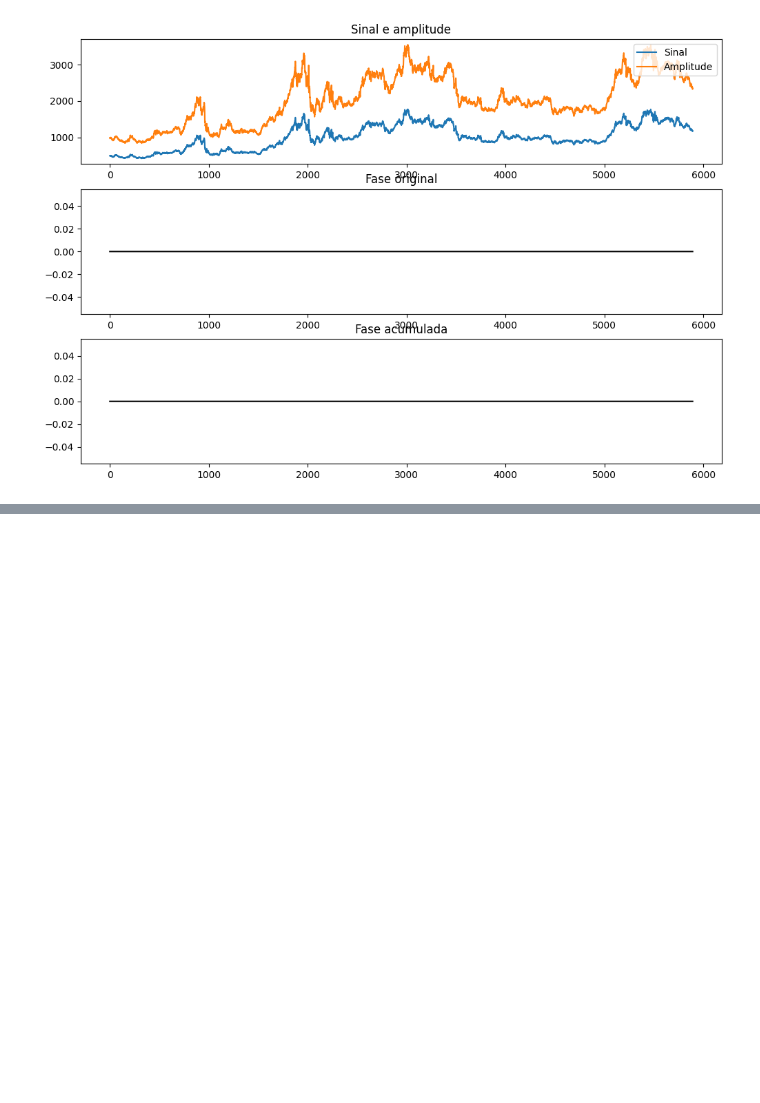
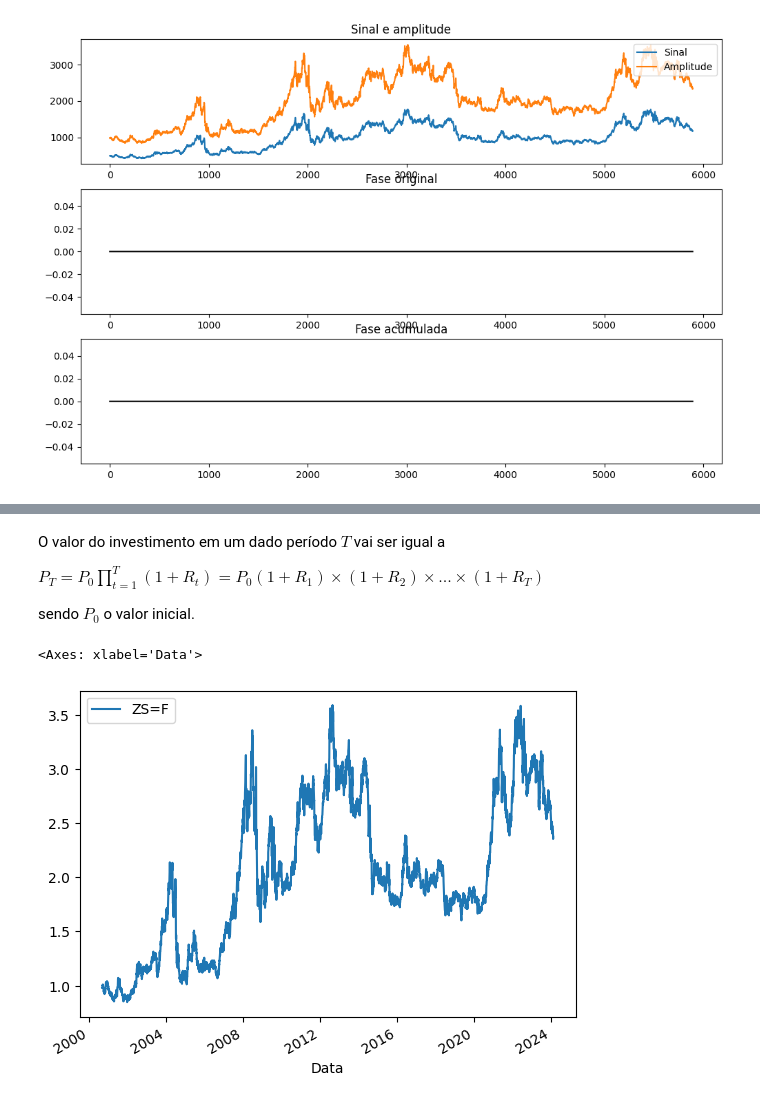
Before and after one commit to vidomirana/Analise-Sincronia-SeriesTemporais-Soja, a Jupyter notebook: Processamento_Sinais.ipynb, the cells around one changed output, grey strips where cells are left out. Saved outputs shown, nothing was run; the diff lists cells and outputs as text; code cells hidden in the pictures; blank space fills up the shorter version.

```diff
--- a/Processamento_Sinais.ipynb
+++ b/Processamento_Sinais.ipynb
@@ -254,0 +295,12 @@ print(c)
+# %% [markdown]
+O valor do investimento em um dado período $T$ vai ser igual a
+
+$P_T = P_0\prod_{t=1}^T(1+R_t) = P_0(1+R_1)\times(1+R_2)\times...\times(1+R_T)$
+
+sendo $P_0$ o valor inicial.
+# %%
+ret_acm = (1+retornos_df).cumprod()   #retornos acumulados
+ret_acm.plot()
+# %% [output]
+<Axes: xlabel='Data'>
+[figure, added]
```
Also changed, not shown: parts of 13 cells of this notebook.
